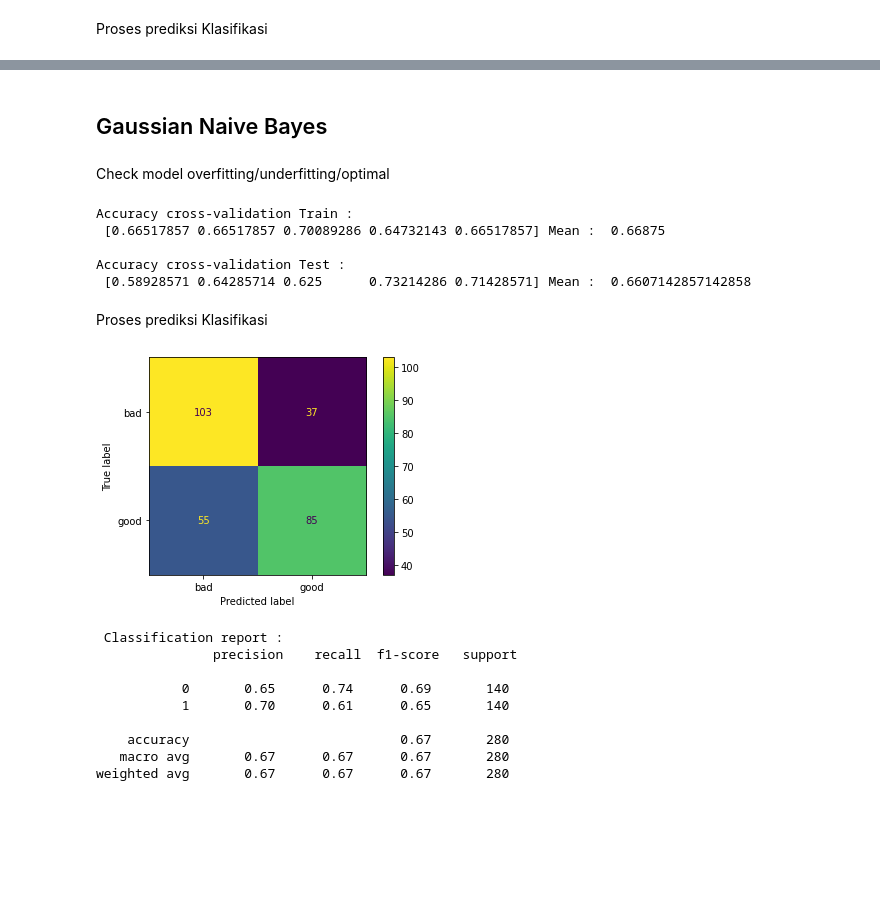
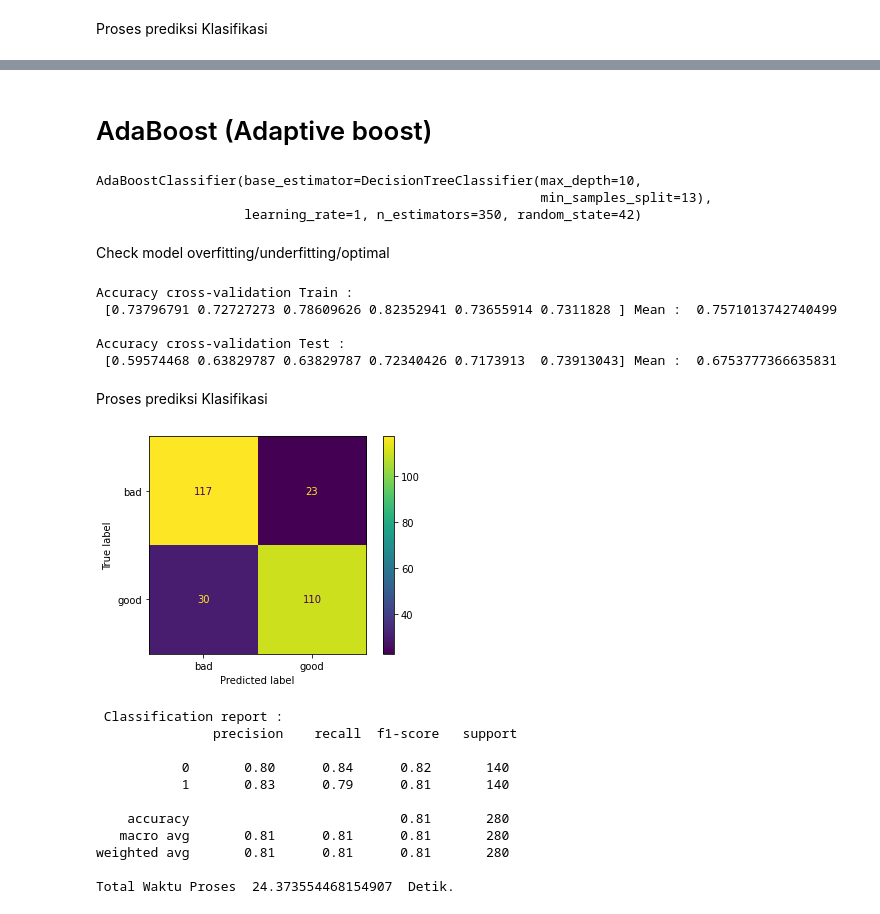
Before and after one commit to Fikazh/ProjectUasMachineLearning, a Jupyter notebook: main.ipynb, the cells around one changed output, grey strips where cells are left out. Cells and saved outputs as stored; diff of their text form; code cells hidden in the pictures; blank space fills up the shorter version.

Commit message:
Final
ganti algoritma jadi Random Forest sama Adaboost with Decision Tree

```diff
--- a/main.ipynb
+++ b/main.ipynb
@@ -342,50 +299,66 @@ weighted avg       0.77      0.77      0.77       280
-# %% [markdown]
-## Gaussian Naive Bayes
-# %%
-#GaussianNB
-from sklearn.naive_bayes import GaussianNB
-
-#Model Training#Membuat model klasifikasi
-modelNB = GaussianNB()
-
-#Melatih model menggunakan training dataset
-modelNB.fit(X_train, y_train);
+# %% [markdown]
+# AdaBoost (Adaptive boost)
+# %%
+#Adaboost with Decision tree
+from sklearn.ensemble import AdaBoostClassifier
+from sklearn.tree import DecisionTreeClassifier
+
+awal = time.time()
+#Membuat model klasifikasi
+modelAB = AdaBoostClassifier(base_estimator=
+                             DecisionTreeClassifier(max_depth=10,
+                                                    min_samples_leaf=1, #Default
+                                                    min_samples_split=13),
+                            learning_rate=1, #Default
+                            n_estimators=350,
+                            random_state=42)
+
+#Melatih model menggunakan training dataset
+modelAB.fit(X_train, y_train)
+# %% [output]
+AdaBoostClassifier(base_estimator=DecisionTreeClassifier(max_depth=10,
+                                                         min_samples_split=13),
+                   learning_rate=1, n_estimators=350, random_state=42)
 # %% [markdown]
 Check model overfitting/underfitting/optimal
 # %%
-accuracyScoreTrain = cross_val_score(modelNB, X_train, y_train, cv=5)
-accuracyScoreTest = cross_val_score(modelNB , X_test, y_test, cv=5)
+accuracyScoreTrain = cross_val_score(modelAB, X_train, y_train, cv=6)
+accuracyScoreTest = cross_val_score(modelAB, X_test, y_test, cv=6)
 
 print("Accuracy cross-validation Train : \n",accuracyScoreTrain, "Mean : ", np.mean(accuracyScoreTrain))
 print("\nAccuracy cross-validation Test : \n",accuracyScoreTest, "Mean : ", np.mean(accuracyScoreTest))
 # %% [output]
 Accuracy cross-validation Train :
- [0.66517857 0.66517857 0.70089286 0.64732143 0.66517857] Mean :  0.66875
+ [0.73796791 0.72727273 0.78609626 0.82352941 0.73655914 0.7311828 ] Mean :  0.7571013742740499
 
 Accuracy cross-validation Test :
- [0.58928571 0.64285714 0.625      0.73214286 0.71428571] Mean :  0.6607142857142858
+ [0.59574468 0.63829787 0.63829787 0.72340426 0.7173913  0.73913043] Mean :  0.6753777366635831
 # %% [markdown]
 Proses prediksi Klasifikasi
 # %%
 #Memprediksi hasil dari test dataset
-predictionsNB = modelNB.predict(X_test)
+predictionsAB = modelAB.predict(X_test)
 
 #Menampilkan Hasil
-cm = confusion_matrix(y_test, predictionsNB, labels=modelNB.classes_)
+cm = confusion_matrix(y_test, predictionsAB, labels=modelAB.classes_)
 disp = ConfusionMatrixDisplay(confusion_matrix=cm,
-                              display_labels=le.inverse_transform(modelNB.classes_))
+                              display_labels=le.inverse_transform(modelAB.classes_))
 disp.plot()
 plt.show()
 
-print ("\n Classification report : \n",classification_report(y_test,predictionsNB))
+print ("\n Classification report : \n",classification_report(y_test,predictionsAB))
+akhir = time.time()
+print ("Total Waktu Proses ", akhir- awal, " Detik.")
 # %% [output]
-[figure, old version]
+[figure, new version]
  Classification report :
                precision    recall  f1-score   support
 
-           0       0.65      0.74      0.69       140
-           1       0.70      0.61      0.65       140
+           0       0.80      0.84      0.82       140
+           1       0.83      0.79      0.81       140
 
-    accuracy                           0.67       280
-   macro avg       0.67      0.67      0.67       280
-weighted avg       0.67      0.67      0.67       280
+    accuracy                           0.81       280
+   macro avg       0.81      0.81      0.81       280
+weighted avg       0.81      0.81      0.81       280
+
+Total Waktu Proses  24.373554468154907  Detik.
```
Also changed, not shown: parts of 11 cells of this notebook.
